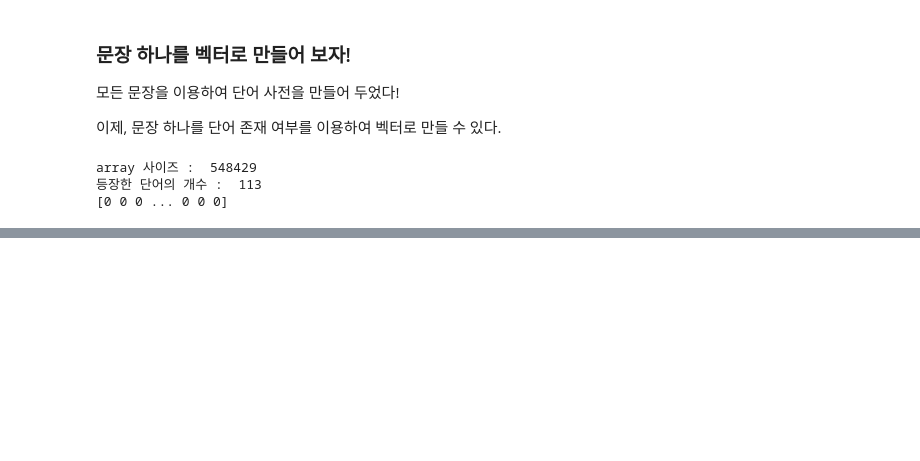
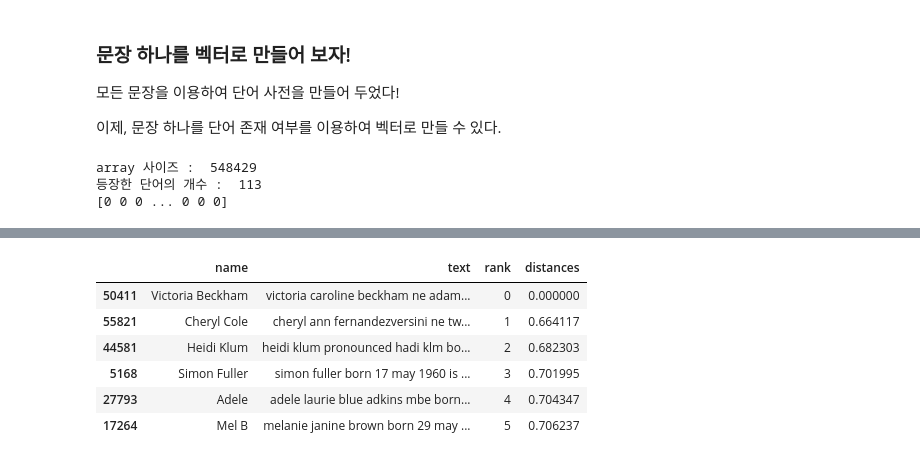
Before and after one commit to RayleighKim/M11_Intro_To_Unsuerpvised_Learning, a Jupyter notebook: 11_1_Intro_to_Unsupervised_Learning_I.ipynb, the cells around one changed output, grey strips where cells are left out. Saved outputs shown, nothing was run; the diff lists cells and outputs as text; code cells hidden in the pictures; blank space fills up the shorter version.

```diff
--- a/11_1_Intro_to_Unsupervised_Learning_I.ipynb
+++ b/11_1_Intro_to_Unsupervised_Learning_I.ipynb
@@ -211,0 +250,10 @@ people.loc[0:1]
+# %%
+nearest_search(name = 'Victoria Beckham', nbrs = nbrs_simple)
+# %% [output]
+|  | name | text | rank | distances |
+| 50411 | Victoria Beckham | victoria caroline beckham ne adam... | 0 | 0.000000 |
+| 55821 | Cheryl Cole | cheryl ann fernandezversini ne tw... | 1 | 0.664117 |
+| 44581 | Heidi Klum | heidi klum pronounced hadi klm bo... | 2 | 0.682303 |
+| 5168 | Simon Fuller | simon fuller born 17 may 1960 is ... | 3 | 0.701995 |
+| 27793 | Adele | adele laurie blue adkins mbe born... | 4 | 0.704347 |
+| 17264 | Mel B | melanie janine brown born 29 may ... | 5 | 0.706237 |
```
Also changed, not shown: parts of 15 cells of this notebook.
